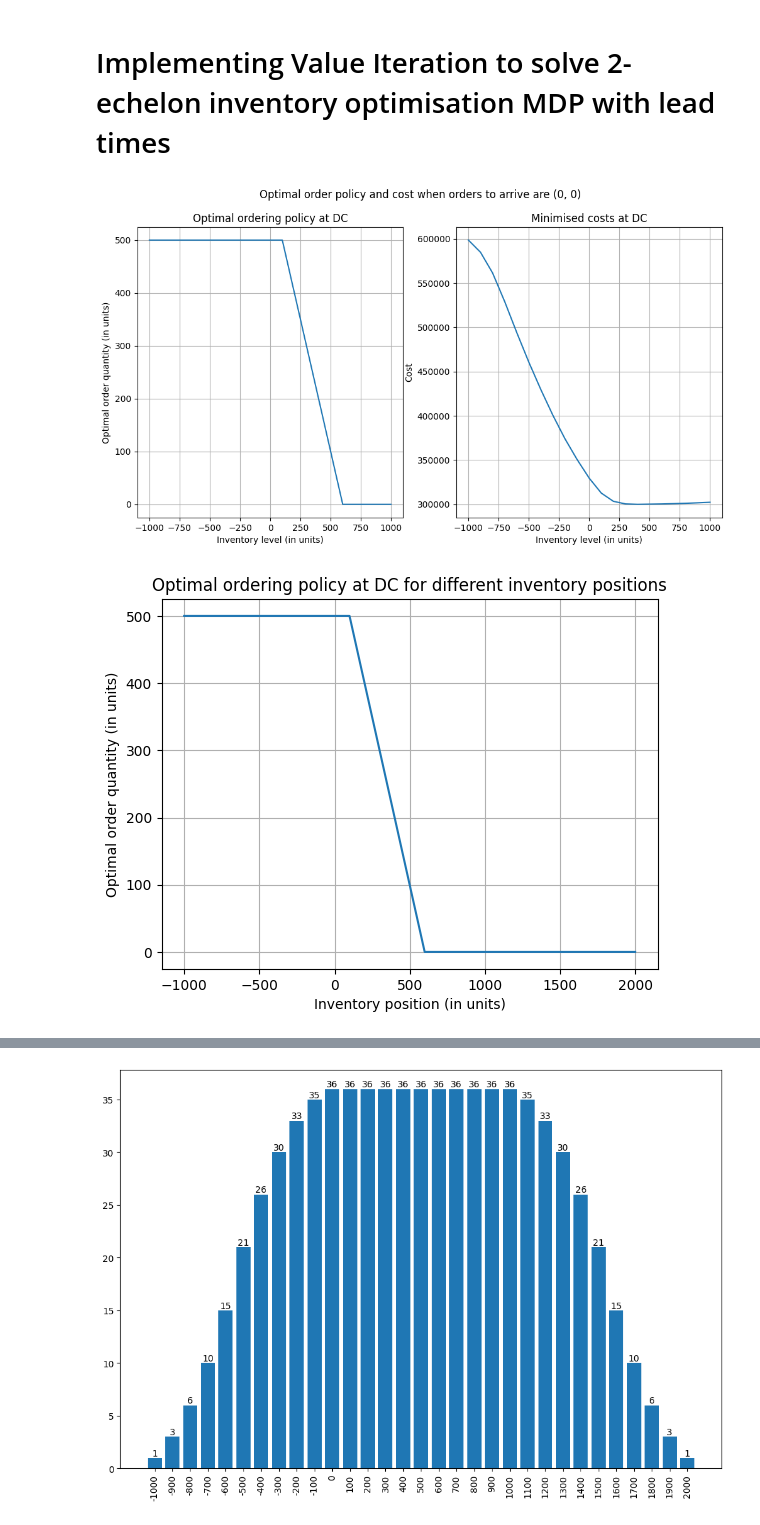
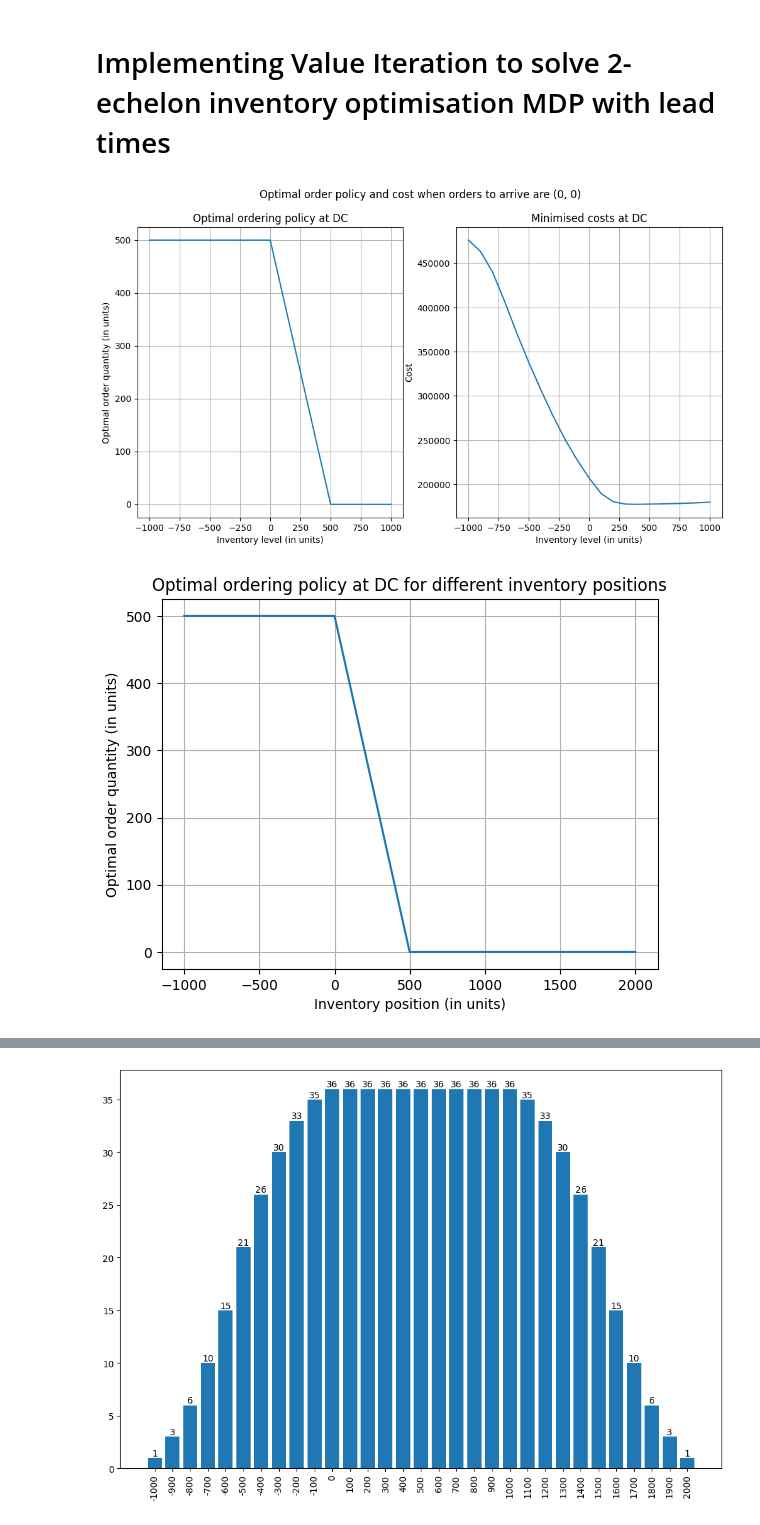
Before and after one commit to turtlesoul25/STOR-i_IM_PhDResearchProposal, a Jupyter notebook: SolveMDP.ipynb, the cells around one changed output, grey strips where cells are left out. Cells and saved outputs as stored; diff of their text form; code cells hidden in the pictures.

Commit message:
Updated results for MRes Presentation to interns

```diff
--- a/SolveMDP.ipynb
+++ b/SolveMDP.ipynb
@@ -214,7 +214,7 @@ def lead_value_update_func(state_idx, action_idx, capacity):
 
 
 # Function to plot cost or policy vs inventory level given a possible combination of orders are due to arrive
-def plot_per_lead_order(optimal_policy, cost_function, possible_lead_order):
+def plot_per_lead_order(optimal_policy, cost_function, possible_lead_order, lead_time, capacity):
     # # If inventory level = x_t + q_{t-L}
     # eligible_keys = [key for key in sorted(optimal_policy) if key[1:-1] == possible_lead_order]
     # inv_levels = [key[0]+key[-1] for key in eligible_keys]
@@ -252,7 +252,7 @@ S = set((inv, *arriving_order) for inv in inventory_set for arriving_order in it
 A = order_set
 state_idx = {s: i for i, s in enumerate(S)}
 action_idx = {a: i for i, a in enumerate(A)}
-demand_dist = {0: 0.25, 100: 0.5, 200: 0.25}   # demand distribution
+demand_dist = {0: 0.2, 100: 0.6, 200: 0.2}   # demand distribution
 ch = 1                                       # holding cost
 cb = 100                                     # backlog cost
 cs = 0                                       # shipping/ordering costs
@@ -263,14 +263,14 @@ gamma=0.999                                  # discount factor
 bellman_eq_lead = lead_value_update_func(state_idx, action_idx, capacity)
 
 # Run and store results from value iteration
-lead_results= value_iteration(S=S, A=A, P=P, R=R, gamma=gamma, max_iterations=10000,
+lead_results= value_iteration(S=S, A=A, P=P, R=R, gamma=gamma, max_iterations=1000,
                           bellman_eq=bellman_eq_lead, V_init=V_init, theta=1e-7)
 lead_optimal_policy = lead_results["optimal_policy"]
 lead_cost_function = lead_results["value_function"]
 # %%
-plot_per_lead_order(lead_optimal_policy, lead_cost_function, (0,0))
+plot_per_lead_order(lead_optimal_policy, lead_cost_function, (0,0), lead_time, capacity)
 # %% [output]
-[figure, old version]
+[figure, new version]
 # %%
 # All possible inventory positions
 inventory_positions = set(sum(key) for key in lead_optimal_policy)
@@ -293,7 +293,7 @@ plt.grid()
 plt.savefig(f"Figures/Optimal_policy_L{lead_time}_cap{capacity}_moq{max(A)}.png", dpi=300)
 plt.show()
 # %% [output]
-[figure, old version]
+[figure, new version]
 # %%
 # Plot minimised costs vs inventory position
 plt.scatter(*zip(*sorted([(ip, cost) for ip, cost_set in opt_cost_range.items() for cost in cost_set])))
```
Also changed, not shown: parts of 6 cells of this notebook, 8 other files.
